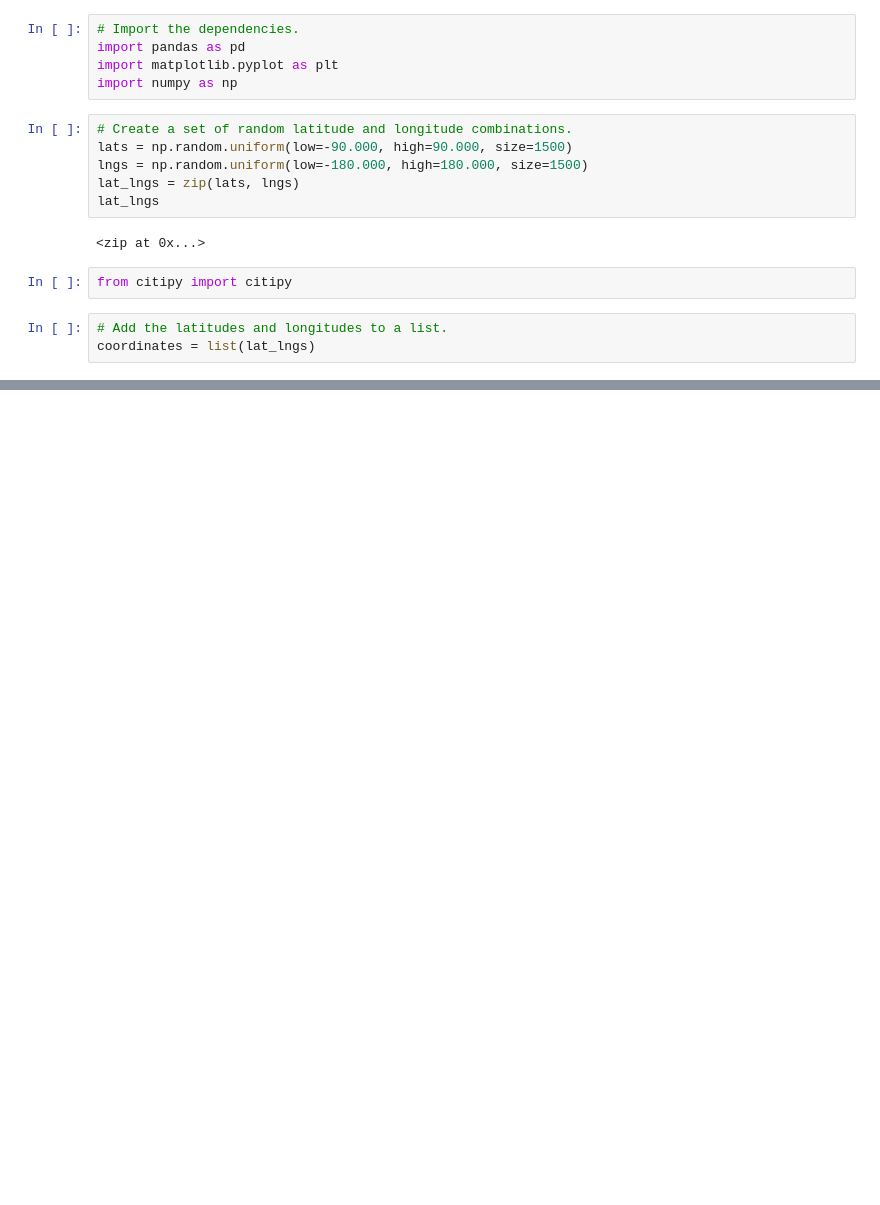
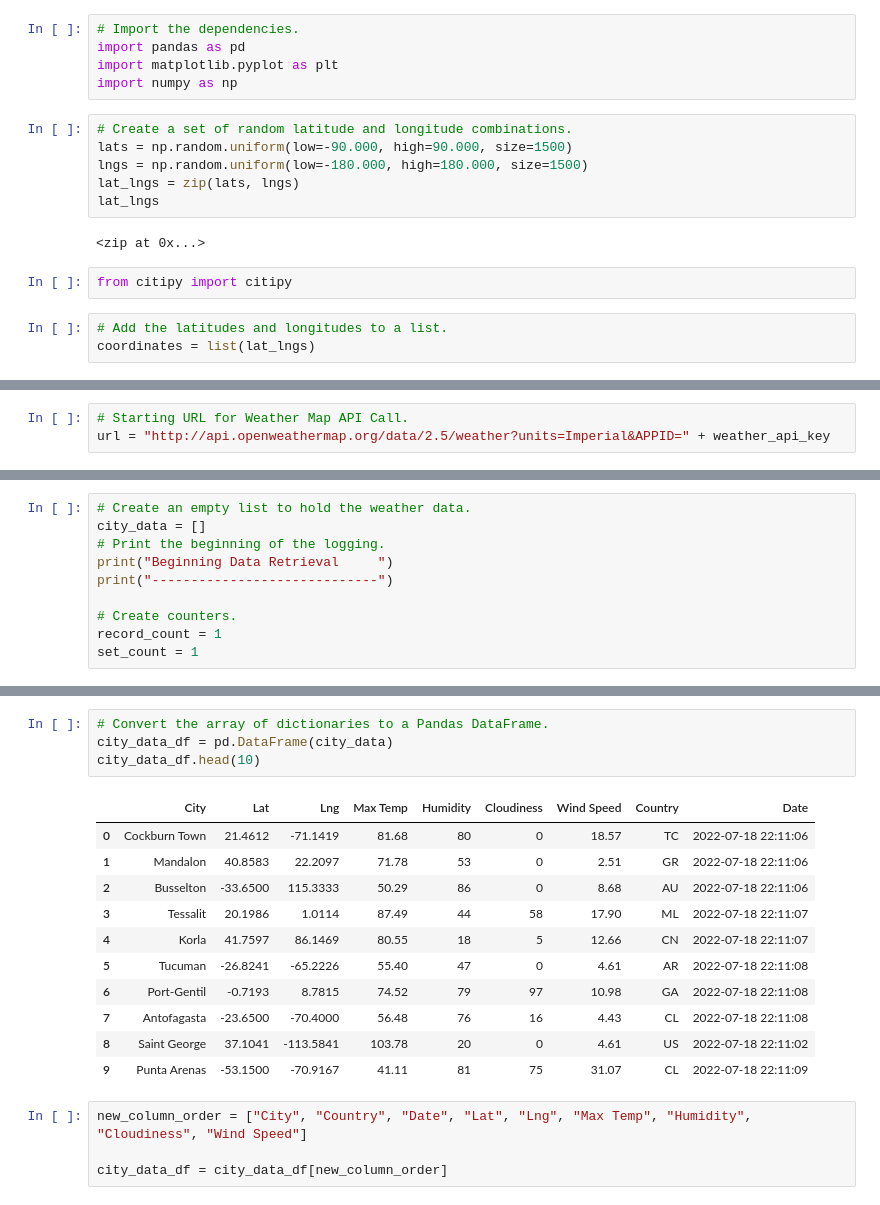
Before and after one commit to stacybeauregard/World_Weather_Analysis, a Jupyter notebook: WeatherPy.ipynb, the cells around one changed output, grey strips where cells are left out. Drawn from its saved outputs; the diff is of its cells as text; blank space fills up the shorter version.

```diff
--- a/WeatherPy.ipynb
+++ b/WeatherPy.ipynb
@@ -32,0 +39,3 @@ len(cities)
+# %%
+# Starting URL for Weather Map API Call.
+url = "http://api.openweathermap.org/data/2.5/weather?units=Imperial&APPID=" + weather_api_key
@@ -32,0 +46,10 @@ len(cities)
+# %%
+# Create an empty list to hold the weather data.
+city_data = []
+# Print the beginning of the logging.
+print("Beginning Data Retrieval     ")
+print("-----------------------------")
+
+# Create counters.
+record_count = 1
+set_count = 1
@@ -32,0 +135,20 @@ len(cities)
+# %%
+# Convert the array of dictionaries to a Pandas DataFrame.
+city_data_df = pd.DataFrame(city_data)
+city_data_df.head(10)
+# %% [output]
+|  | City | Lat | Lng | Max Temp | Humidity | Cloudiness | Wind Speed | Country | Date |
+| 0 | Cockburn Town | 21.4612 | -71.1419 | 81.68 | 80 | 0 | 18.57 | TC | 2022-07-18 22:11:06 |
+| 1 | Mandalon | 40.8583 | 22.2097 | 71.78 | 53 | 0 | 2.51 | GR | 2022-07-18 22:11:06 |
+| 2 | Busselton | -33.6500 | 115.3333 | 50.29 | 86 | 0 | 8.68 | AU | 2022-07-18 22:11:06 |
+| 3 | Tessalit | 20.1986 | 1.0114 | 87.49 | 44 | 58 | 17.90 | ML | 2022-07-18 22:11:07 |
+| 4 | Korla | 41.7597 | 86.1469 | 80.55 | 18 | 5 | 12.66 | CN | 2022-07-18 22:11:07 |
+| 5 | Tucuman | -26.8241 | -65.2226 | 55.40 | 47 | 0 | 4.61 | AR | 2022-07-18 22:11:08 |
+| 6 | Port-Gentil | -0.7193 | 8.7815 | 74.52 | 79 | 97 | 10.98 | GA | 2022-07-18 22:11:08 |
+| 7 | Antofagasta | -23.6500 | -70.4000 | 56.48 | 76 | 16 | 4.43 | CL | 2022-07-18 22:11:08 |
+| 8 | Saint George | 37.1041 | -113.5841 | 103.78 | 20 | 0 | 4.61 | US | 2022-07-18 22:11:02 |
+| 9 | Punta Arenas | -53.1500 | -70.9167 | 41.11 | 81 | 75 | 31.07 | CL | 2022-07-18 22:11:09 |
+# %%
+new_column_order = ["City", "Country", "Date", "Lat", "Lng", "Max Temp", "Humidity", "Cloudiness", "Wind Speed"]
+
+city_data_df = city_data_df[new_column_order]
```
Also changed, not shown: parts of 7 cells of this notebook, 3 other files.
